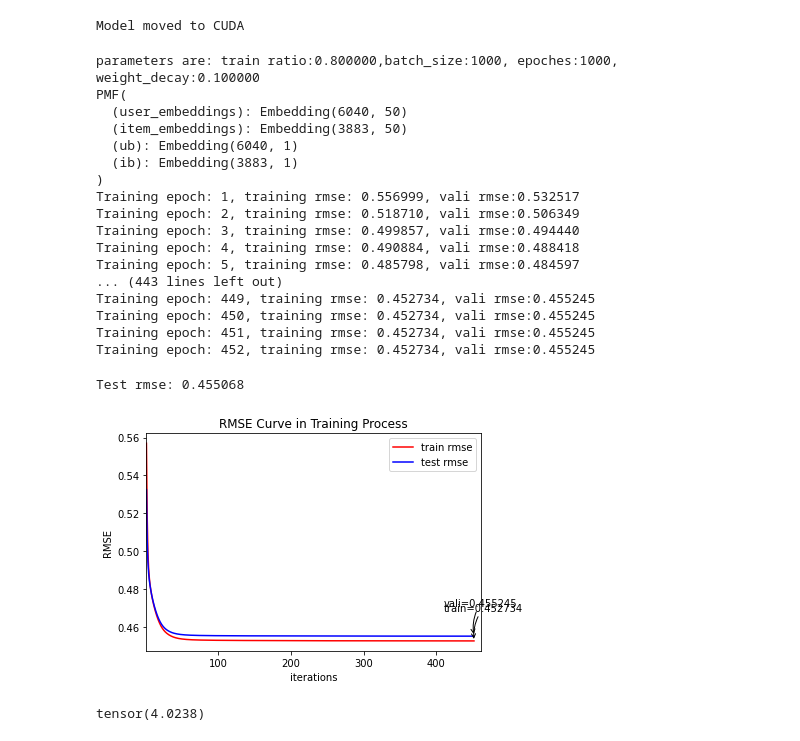
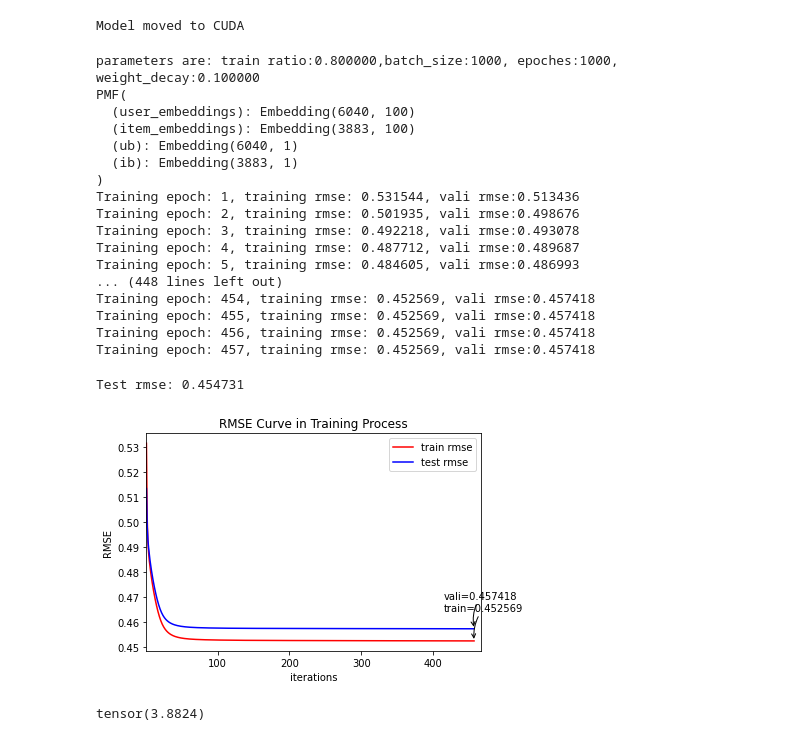
Before and after one commit to luanagbmartins/dlr-recsys, a Jupyter notebook: notebooks/train_PMF.ipynb, the cells around one changed output. Saved outputs shown, nothing was run; the diff lists cells and outputs as text; code cells hidden in the pictures.

```diff
--- a/notebooks/train_PMF.ipynb
+++ b/notebooks/train_PMF.ipynb
@@ -28,7 +25,7 @@ epoches = 1000
 no_cuda = False
 seed = 1
 weight_decay = 0.1
-embedding_feature_size = 50
+embedding_feature_size = 100
 ratio = 0.8
 lr = 0.0001
 momentum = 0.9
@@ -193,21 +190,21 @@ for epoch in range(1, epoches+1):
 # %% [output]
 parameters are: train ratio:0.800000,batch_size:1000, epoches:1000, weight_decay:0.100000
 PMF(
-  (user_embeddings): Embedding(6040, 50)
-  (item_embeddings): Embedding(3883, 50)
+  (user_embeddings): Embedding(6040, 100)
+  (item_embeddings): Embedding(3883, 100)
   (ub): Embedding(6040, 1)
   (ib): Embedding(3883, 1)
 )
-Training epoch: 1, training rmse: 0.556999, vali rmse:0.532517
-Training epoch: 2, training rmse: 0.518710, vali rmse:0.506349
-Training epoch: 3, training rmse: 0.499857, vali rmse:0.494440
-Training epoch: 4, training rmse: 0.490884, vali rmse:0.488418
-Training epoch: 5, training rmse: 0.485798, vali rmse:0.484597
-... (443 lines left out)
-Training epoch: 449, training rmse: 0.452734, vali rmse:0.455245
-Training epoch: 450, training rmse: 0.452734, vali rmse:0.455245
-Training epoch: 451, training rmse: 0.452734, vali rmse:0.455245
-Training epoch: 452, training rmse: 0.452734, vali rmse:0.455245
+Training epoch: 1, training rmse: 0.531544, vali rmse:0.513436
+Training epoch: 2, training rmse: 0.501935, vali rmse:0.498676
+Training epoch: 3, training rmse: 0.492218, vali rmse:0.493078
+Training epoch: 4, training rmse: 0.487712, vali rmse:0.489687
+Training epoch: 5, training rmse: 0.484605, vali rmse:0.486993
+... (448 lines left out)
+Training epoch: 454, training rmse: 0.452569, vali rmse:0.457418
+Training epoch: 455, training rmse: 0.452569, vali rmse:0.457418
+Training epoch: 456, training rmse: 0.452569, vali rmse:0.457418
+Training epoch: 457, training rmse: 0.452569, vali rmse:0.457418
 # %%
 # Testing Model
 
@@ -222,36 +219,37 @@ else:
 # Get test predictions
 preds = model.predict(test_row, test_col)
 
 # Get test rmse loss
 if cuda:
     test_rmse = RMSE(preds.cpu().data.numpy(), test_data[:, 2])
 else:
     test_rmse = RMSE(preds.data.numpy(), test_data[:, 2])
 print("Test rmse: {:f}".format(test_rmse))
 
 # Create plots
 plt.figure(1)
+plt.figure(1).patch.set_facecolor("white")
 plt.plot(range(1, len(train_rmse_list)+1), train_rmse_list, color="r", label="train rmse")
 plt.plot(range(1, len(vali_rmse_list)+1), vali_rmse_list, color="b", label="test rmse")
 plt.legend()
 plt.annotate(r"train=%f" % (train_rmse_list[-1]), xy=(len(train_rmse_list), train_rmse_list[-1]),
              xycoords="data", xytext=(-30, 30), textcoords="offset points", fontsize=10,
              arrowprops=dict(arrowstyle="->", connectionstyle="arc3, rad=.2"))
 plt.annotate(r"vali=%f" % (vali_rmse_list[-1]), xy=(len(vali_rmse_list), vali_rmse_list[-1]),
              xycoords="data", xytext=(-30, 30), textcoords="offset points", fontsize=10,
              arrowprops=dict(arrowstyle="->", connectionstyle="arc3, rad=.2"))
 plt.xlim([1, len(train_rmse_list)+10])
 plt.xlabel("iterations")
 plt.ylabel("RMSE")
 plt.title("RMSE Curve in Training Process")
 plt.show()
 
 # Save model
-path_to_trained_pmf = "../model/pmf/emb_{:d}_ratio_{:f}_bs_{:d}_e_{:d}_wd_{:f}_lr_{:f}_trained_pmf.pt".format(embedding_feature_size, ratio, batch_size, len(train_rmse_list), weight_decay, lr)
+path_to_trained_pmf = "../model/pmf/ml_1m_emb_{:d}_ratio_{:f}_bs_{:d}_e_{:d}_wd_{:f}_lr_{:f}_trained_pmf.pt".format(embedding_feature_size, ratio, batch_size, len(train_rmse_list), weight_decay, lr)
 torch.save(model.state_dict(), path_to_trained_pmf)
 # %% [output]
-Test rmse: 0.455068
+Test rmse: 0.454731
-[figure, old version]
+[figure, new version]
 # %%
 idx =  0
 model.predict(
@@ -259,7 +257,7 @@ model.predict(
     torch.tensor([data[idx][1]]).long().to("cuda")
 ).cpu().data[0] * 2 + 3
 # %% [output]
-tensor(4.0238)
+tensor(3.8824)
 # %%
 data[idx][2] * 2 + 3
 # %% [output]
```
Also changed, not shown: parts of 2 cells of this notebook, 1 other file.
